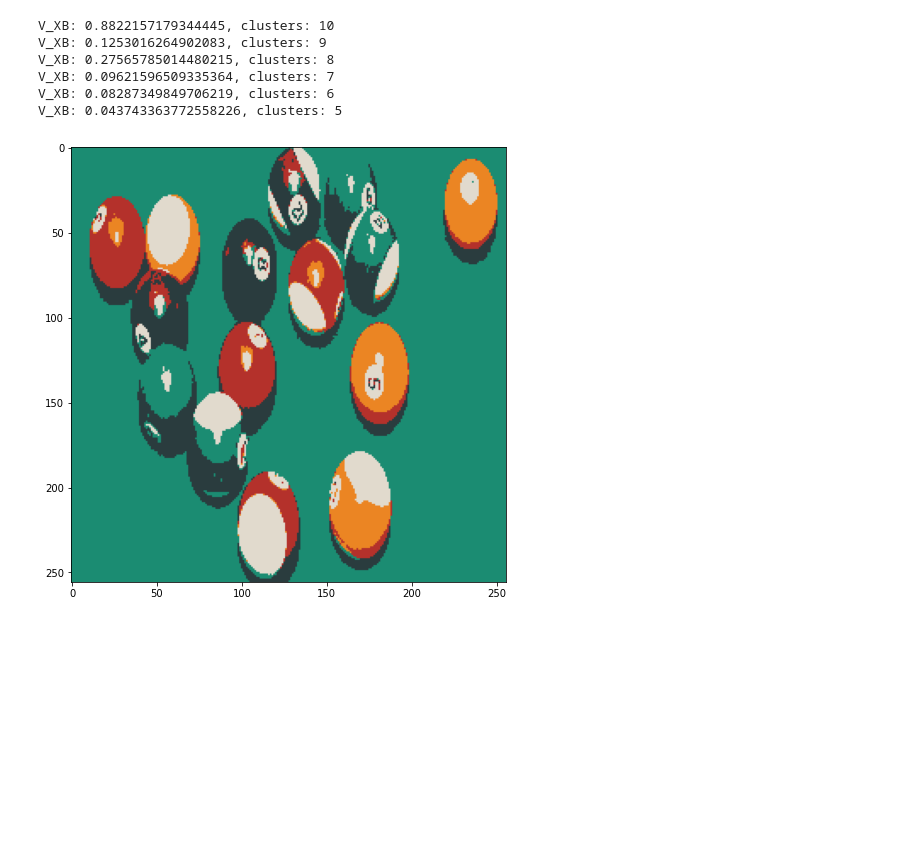
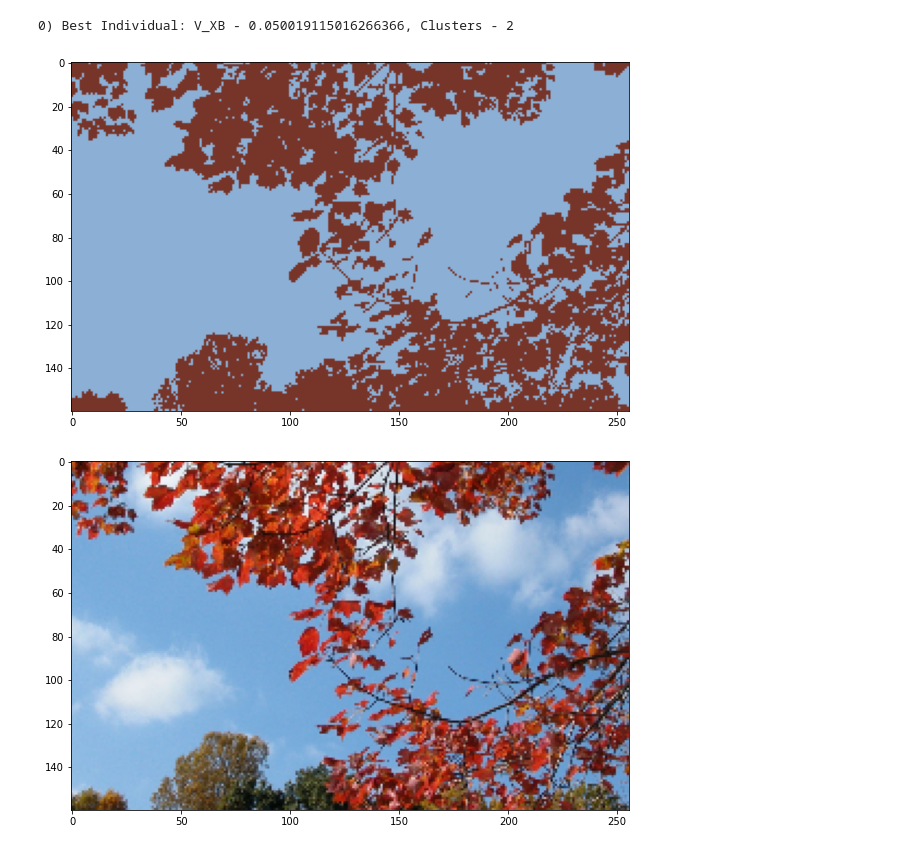
Before and after one commit to Mruzik1/EA-Ac-FCM-Implementation, a Jupyter notebook: image_segmentation.ipynb, the cells around one changed output. Saved outputs shown, nothing was run; the diff lists cells and outputs as text; code cells hidden in the pictures; blank space fills up the shorter version.

```diff
--- a/image_segmentation.ipynb
+++ b/image_segmentation.ipynb
@@ -11,8 +11,8 @@ def display_img(img: np.ndarray, cmap: str = None):
     ax.imshow(img, cmap=cmap)
     plt.show()
 # %%
-img = cv2.imread('data/balls1.jpg')
-img = cv2.resize(img, (256, 256))
+img = cv2.imread('data/nature.jpg')
+img = cv2.resize(img, (256, 160))
 img_2d = img.reshape(-1, 3)
 gray_img = cv2.cvtColor(img, cv2.COLOR_BGR2GRAY)
 gray_img_1d = gray_img.reshape(-1, 1)
@@ -24,21 +24,18 @@ display_img(cv2.cvtColor(img, cv2.COLOR_BGR2RGB))
-# %%
-model = AcFCM(img_2d, init_c=10, m=2.5)
-U, V = model.run(eps=0.01)
-# %% [output]
-V_XB: 0.8822157179344445, clusters: 10
-V_XB: 0.1253016264902083, clusters: 9
-V_XB: 0.27565785014480215, clusters: 8
-V_XB: 0.09621596509335364, clusters: 7
-V_XB: 0.08287349849706219, clusters: 6
-V_XB: 0.043743363772558226, clusters: 5
+# %%
+model = EAAcFCM(img_2d, 10)
+best = model.run(1)
+# %% [output]
+0) Best Individual: V_XB - 0.050019115016266366, Clusters - 2
 # %%
-labels = np.argmax(U, axis=1)
+labels = np.argmax(best.U, axis=1)
 color_mask = img_2d.copy()
 
-for c in range(model.c):
+for c in range(best.c):
     color_mask[labels == c] = np.mean(color_mask[labels == c], axis=0)
 color_mask = color_mask.reshape(*gray_img.shape, 3)
 
 display_img(cv2.cvtColor(color_mask, cv2.COLOR_BGR2RGB))
+display_img(cv2.cvtColor(img, cv2.COLOR_BGR2RGB))
 # %% [output]
-[figure, old version]
+[figure, new version]
+[figure, added]
```
Also changed, not shown: parts of 2 cells of this notebook, 6 other files.
